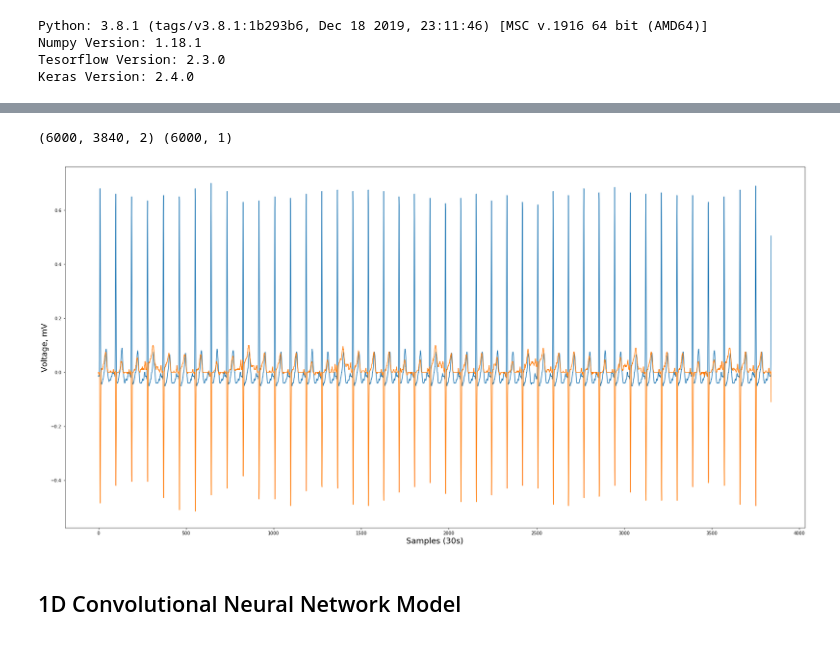
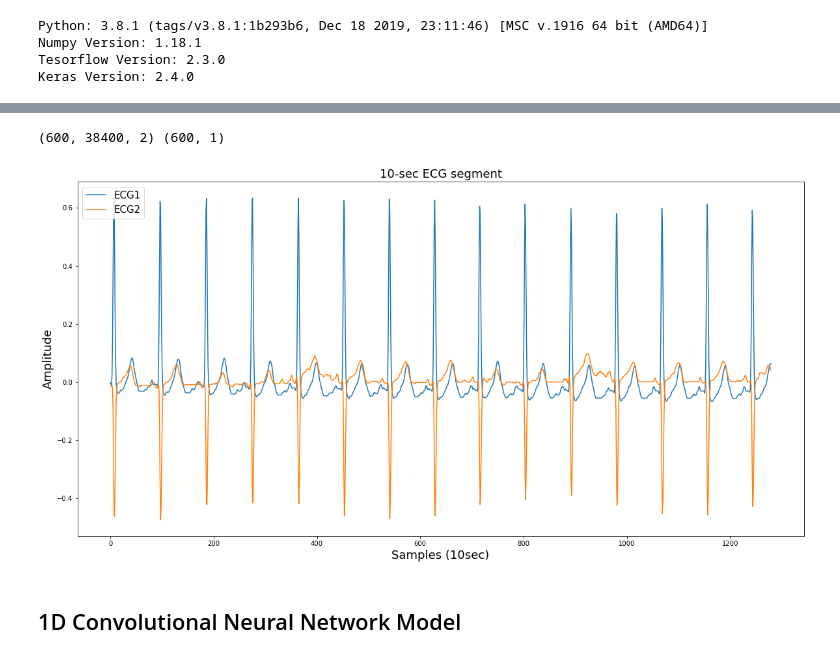
Before and after one commit to Assassinsarms/Classification-of-AF-Onset-from-ECG-data-using-a-1D-Convolutional-Neural-Network-and-Random-Forest, a Jupyter notebook: Aaron_Mir_INM701_Coursework.ipynb, the cells around one changed output, grey strips where cells are left out. Drawn from its saved outputs; the diff is of its cells as text; code cells hidden in the pictures.

Commit message:
Added Bandpass Filter

```diff
--- a/Aaron_Mir_INM701_Coursework.ipynb
+++ b/Aaron_Mir_INM701_Coursework.ipynb
@@ -65,18 +69,32 @@ Keras Version: 2.4.0
 classification = ['NSR', 'AF']
 train_folder =  'data/Train'          # data in csv format
 numpy_data = 'data/Numpy_Data'        # will contain X_train and y_train data after conversion to np file
+# %%
+def bandpass_filter(X): # Function to filter the signal between 0.05 and 40Hz to remove baseline wander, motion artifacts, line frequency, respiratory artifacts etc.
+    fs = 128.0
+    highpass_cutoff = 0.05
+    lowpass_cutoff = 40.0
+
+    nyq = 0.5 *fs
+    low = highpass_cutoff/nyq
+    high = lowpass_cutoff / nyq
+    order = 1
+
+    b, a = scipy.signal.butter(order, [low, high], 'bandpass', analog=False)
+    x = scipy.signal.filtfilt(b, a, X, axis=0)
+    return x
 # %%
 # Each ECG file has 230400 data points and two-leads so two columns per lead and 100 ECG files in total but we want to segment these in order to feed more easily into the model
 def load_label_segment(location):
     X = []
     y = []
-    for i in classification:                # iterate through each type of classification
+    for i in classification:                                                            # iterate through each type of classification
         for data in os.listdir(location + i):
             df = pd.read_csv(location + i + '\\' + data, names=["ECG1", "ECG2"])        # load the CSV for each file per each classification
-            split = np.array_split(df, 60)   # splitting the data into 5 minute lengths in order to decrease number of convolutions and increase speed   30 for 1 min, 60 for 30 sec
+            split = np.array_split(df, 6)                                               # splitting the data into 5 minute lengths to decrease number of convolutions and increase speed 60 for 30 sec, 30 for 1 min, 6 for 5 min
             for array in split:
-                X.append(np.array(array))
-                if i == 'NSR':
+                X.append(np.array(bandpass_filter(array)))                              # apply the filter to the ECGs
+                if i == 'NSR':                                                          # label data accordingly
                     y.append(0)
                 if i == 'AF':
                     y.append(1)
@@ -86,19 +104,21 @@ def load_label_segment(location):
 X_train, y_train = load_label_segment(train_folder)
 print(X_train.shape, y_train.shape)
 # %% [output]
-(6000, 3840, 2) (6000, 1)
+(600, 38400, 2) (600, 1)
 # %%
 np.save('data/Numpy_Data/X_train.npy', X_train) # saving the training data as np files for easy access
 np.save('data/Numpy_Data/y_train.npy', y_train)
 # %%
-plt.figure(figsize=(30, 15))
-plt.plot(X_train[0])
-plt.xlabel('Samples (30s)', fontsize=18)
-plt.ylabel('Voltage, mV', fontsize=18)
+plt.figure(figsize=(20, 10))
+plt.plot(X_train[0][1000:2280])
+plt.xlabel('Samples (10sec)', fontsize=18)
+plt.ylabel('Amplitude', fontsize=18)
+plt.title('10-sec ECG segment', fontsize=18)
+plt.gca().legend(('ECG1','ECG2'), loc="upper left", prop={'size': 15})
 #fig.savefig('30-Min Normal ECG.jpg')
 plt.show()
 # %% [output]
-[figure, old version]
+[figure, new version]
 # %% [markdown]
 ## 1D Convolutional Neural Network Model
 # %%
```
Also changed, not shown: parts of 5 cells of this notebook.
